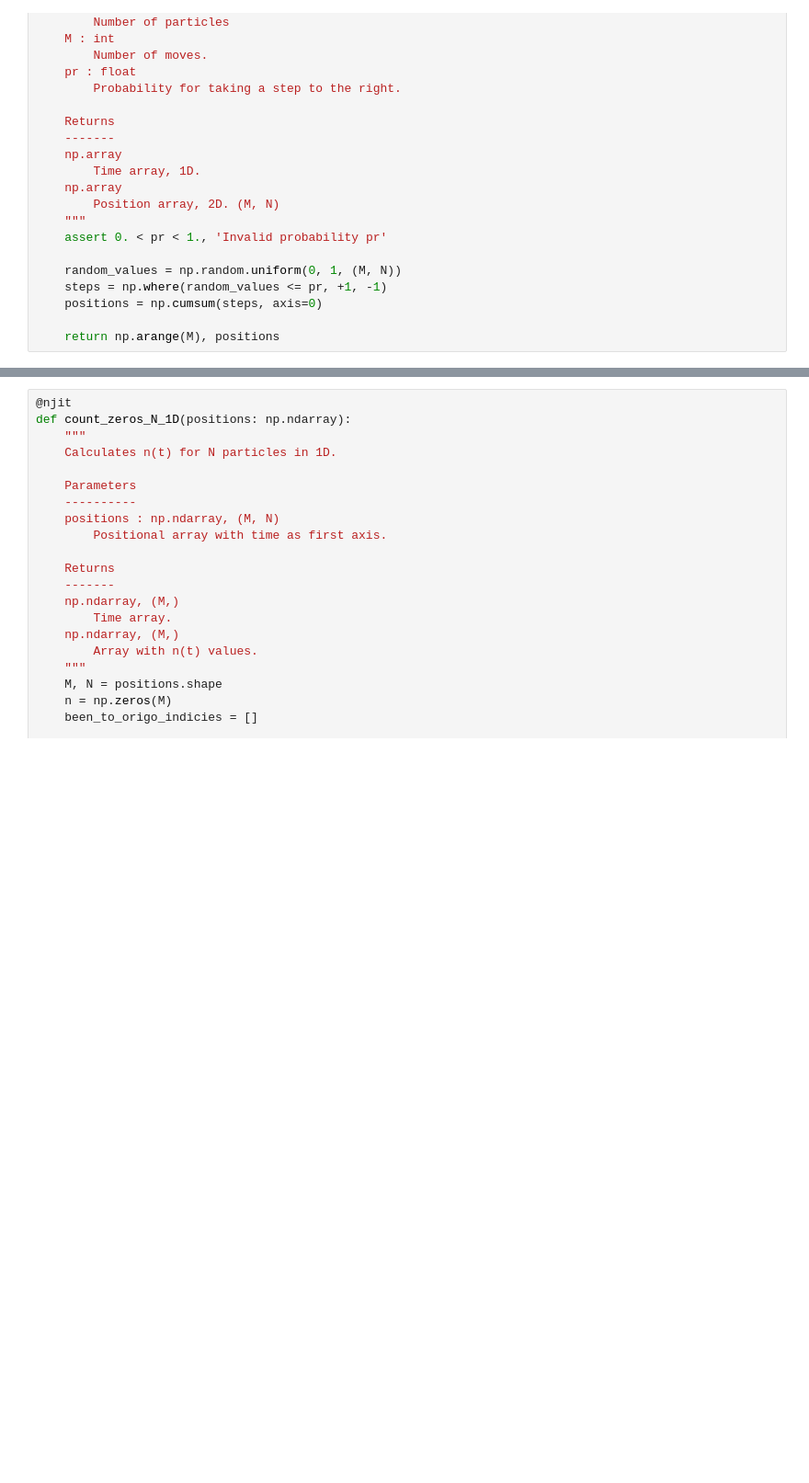
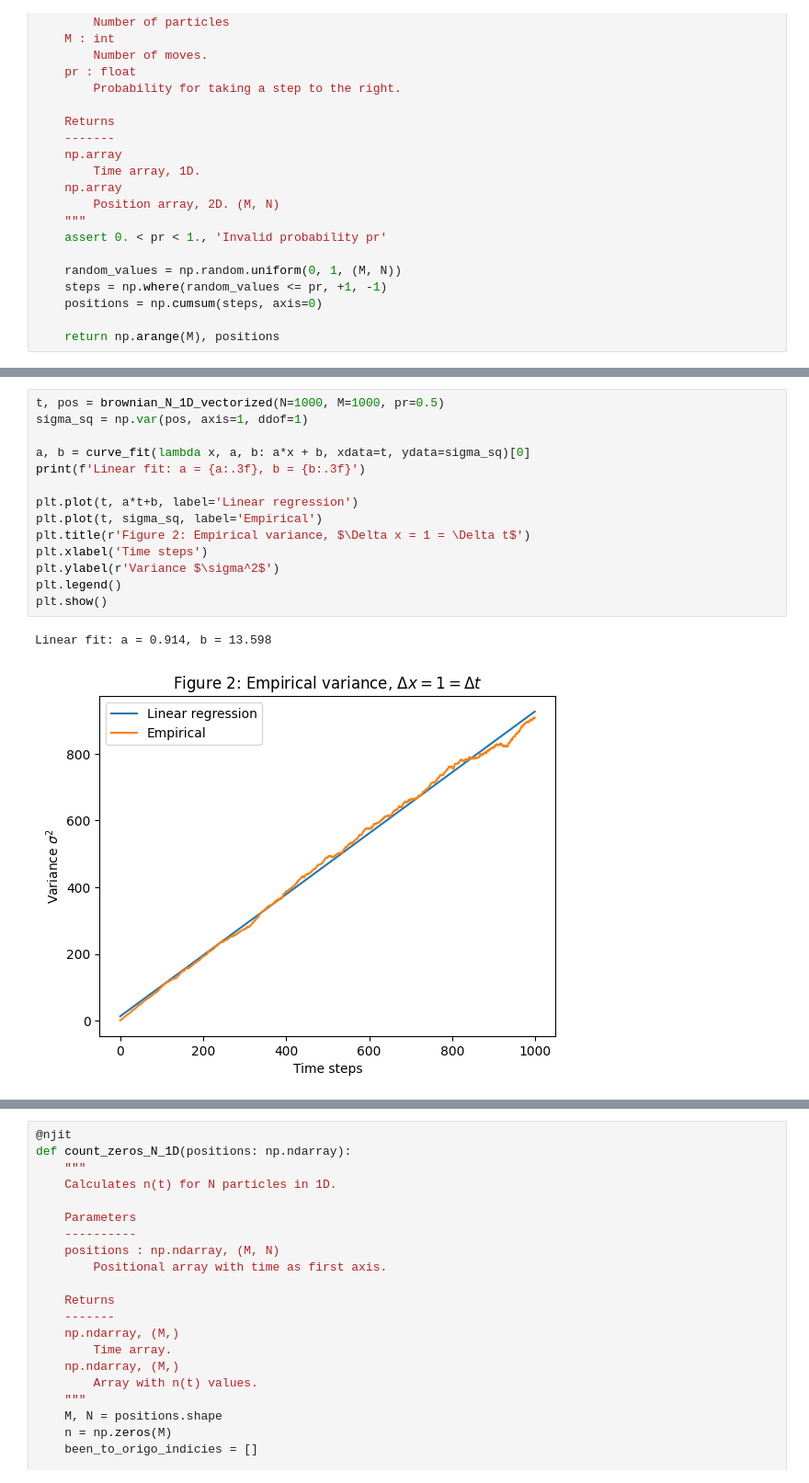
Before and after one commit to willidu/TMA4320, a Jupyter notebook: project/rapport.ipynb, the cells around one changed output, grey strips where cells are left out. Shown at 92% size. Drawn from its saved outputs; the diff is of its cells as text; blank space fills up the shorter version.

```diff
--- a/project/rapport.ipynb
+++ b/project/rapport.ipynb
@@ -191,0 +277,17 @@ def brownian_N_1D_vectorized(N, M, pr=0.5):
+# %%
+t, pos = brownian_N_1D_vectorized(N=1000, M=1000, pr=0.5)
+sigma_sq = np.var(pos, axis=1, ddof=1)
+
+a, b = curve_fit(lambda x, a, b: a*x + b, xdata=t, ydata=sigma_sq)[0]
+print(f'Linear fit: a = {a:.3f}, b = {b:.3f}')
+
+plt.plot(t, a*t+b, label='Linear regression')
+plt.plot(t, sigma_sq, label='Empirical')
+plt.title(r'Figure 2: Empirical variance, $\Delta x = 1 = \Delta t$')
+plt.xlabel('Time steps')
+plt.ylabel(r'Variance $\sigma^2$')
+plt.legend()
+plt.show()
+# %% [output]
+Linear fit: a = 0.914, b = 13.598
+[figure, added]
```
Also changed, not shown: parts of 71 cells of this notebook, 2 other files.
